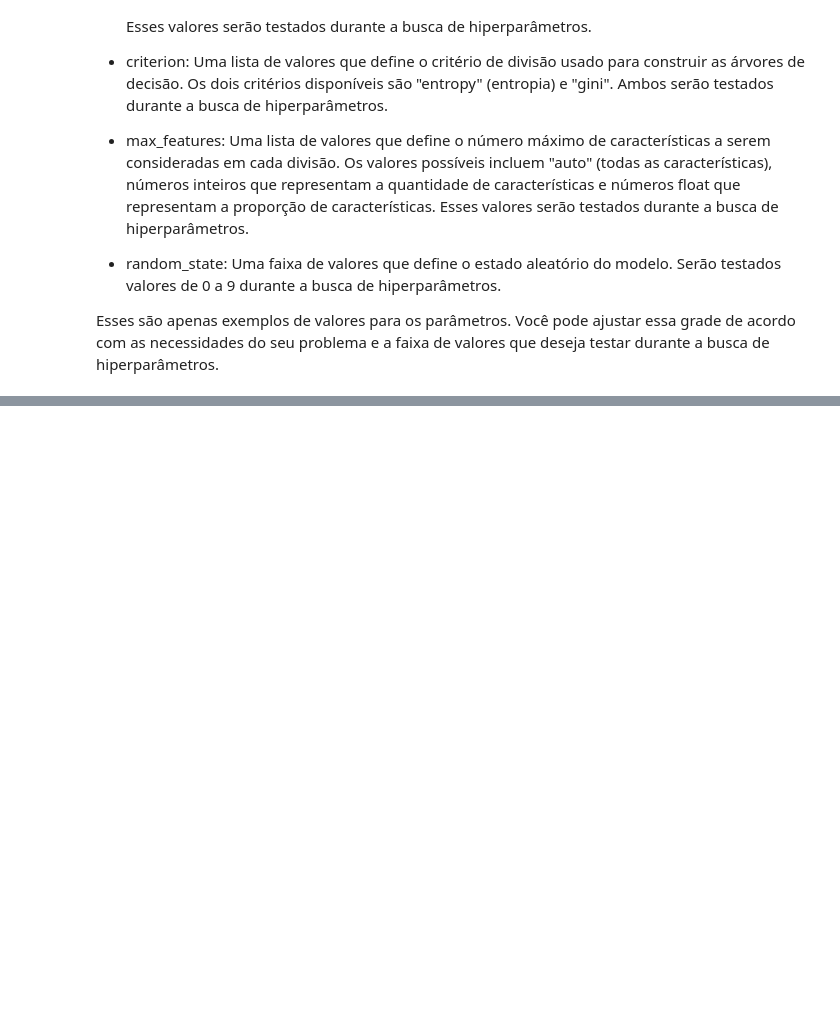
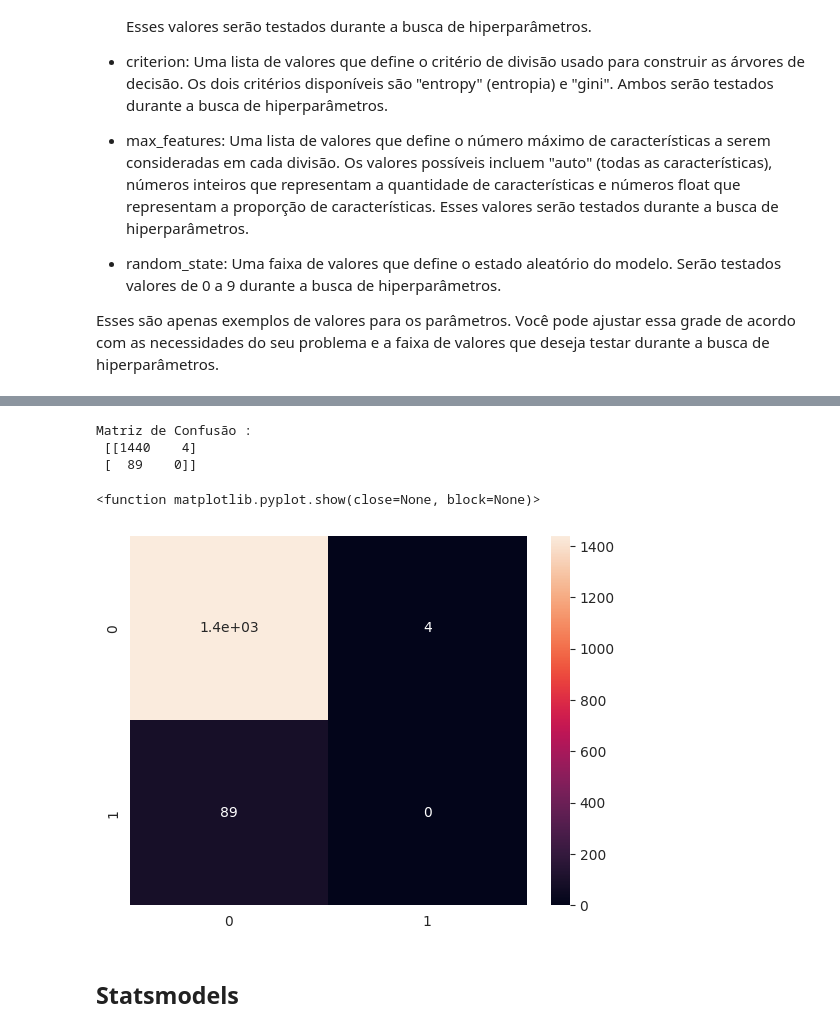
Before and after one commit to Leo-alves2/Acidente_Vascular-Cerebral, a Jupyter notebook: Analise.ipynb, the cells around one changed output, grey strips where cells are left out. Cells and saved outputs as stored; diff of their text form; code cells hidden in the pictures; blank space fills up the shorter version.

```diff
--- a/Analise.ipynb
+++ b/Analise.ipynb
@@ -1532,8 +1902,8 @@ Os parâmetros padrão do SVC podem variar dependendo da versão da biblioteca s
 # %%
 # Criando uma instância do modelo
 
-model = SVC(kernel= 'rbf', C= 1.0, gamma= 'scale', probability= True)
+svc_modelo = SVC(kernel= 'rbf', C= 1.0, gamma= 'scale', probability= True)
 # %%
 # Treinando o modelo
 
-model.fit(x_train_smote, y_train_smote)
+svc_modelo.fit(x_train, y_train)
@@ -1600,4 +1999,4 @@ model_cv = RandomizedSearchCV(RandomForestClassifier(), params)
 # %%
 # Treinando o modelo
 
-model_cv.fit(x_train_smote, y_train_smote)
+model_cv.fit(x_train, y_train)
@@ -1692,0 +2029,4 @@ else:
+# %%
+# Fazendo previsões
+
+y_pred_cv = model_cv.predict(x_test)
@@ -1692,0 +2059,13 @@ else:
+# %%
+conf = confusion_matrix(y_test, y_pred_cv)
+print('Matriz de Confusão : \n',conf)
+sns.heatmap(conf, annot = True)
+plt.show
+# %% [output]
+Matriz de Confusão :
+ [[1440    4]
+ [  89    0]]
+<function matplotlib.pyplot.show(close=None, block=None)>
+[figure, added]
+# %% [markdown]
+## Statsmodels
```
Also changed, not shown: parts of 227 cells of this notebook.
